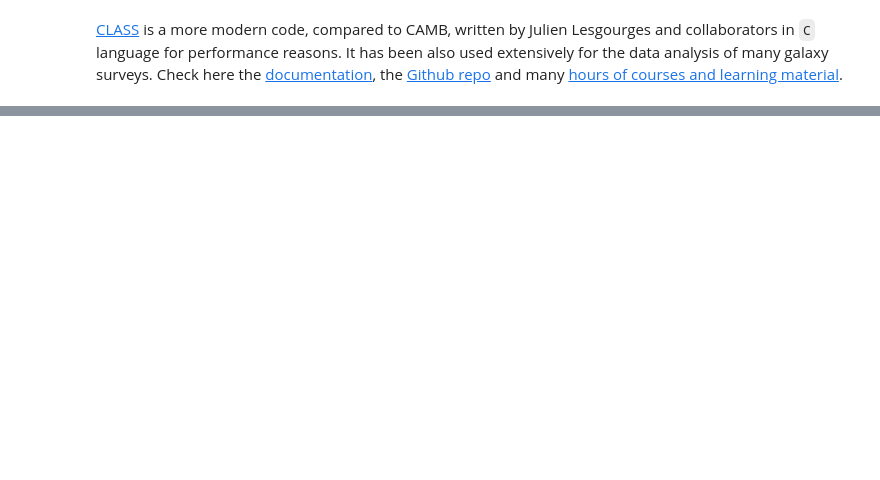
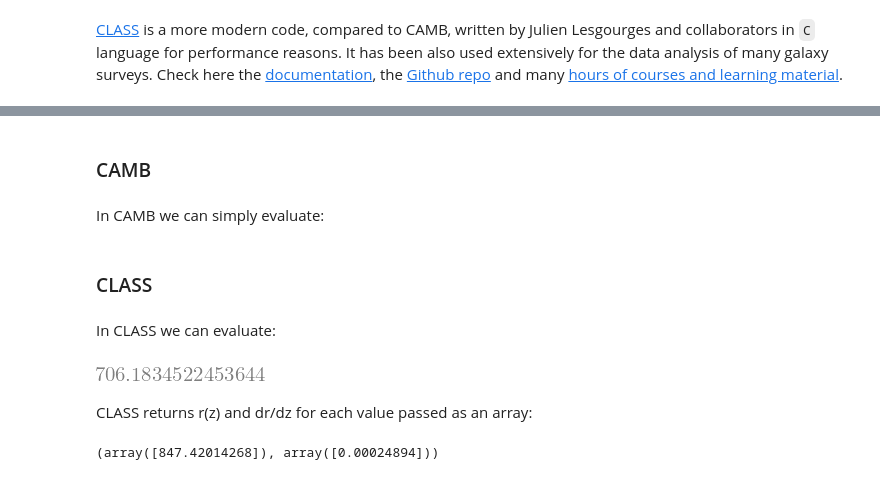
Before and after one commit to CosmoStat/Tutorials, a Jupyter notebook: Einstein-Boltzmann-Codes/Cosmology-Background.ipynb, the cells around one changed output, grey strips where cells are left out. Saved outputs shown, nothing was run; the diff lists cells and outputs as text; code cells hidden in the pictures; blank space fills up the shorter version.

```diff
--- a/Einstein-Boltzmann-Codes/Cosmology-Background.ipynb
+++ b/Einstein-Boltzmann-Codes/Cosmology-Background.ipynb
@@ -433,0 +535,4 @@ results_2.get_derived_params()['age']
+# %% [markdown]
+### CAMB
+# %% [markdown]
+In CAMB we can simply evaluate:
@@ -433,0 +543,8 @@ results_2.get_derived_params()['age']
+# %% [markdown]
+### CLASS
+# %% [markdown]
+In CLASS we can evaluate:
+# %%
+cosmo.angular_distance(0.2)
+# %% [output]
+[figure, added]
@@ -433,0 +553,6 @@ results_2.get_derived_params()['age']
+# %% [markdown]
+CLASS returns r(z) and dr/dz for each value passed as an array:
+# %%
+cosmo.z_of_r([0.2])
+# %% [output]
+(array([847.42014268]), array([0.00024894]))
```
Also changed, not shown: parts of 83 cells of this notebook, 9 other files.
